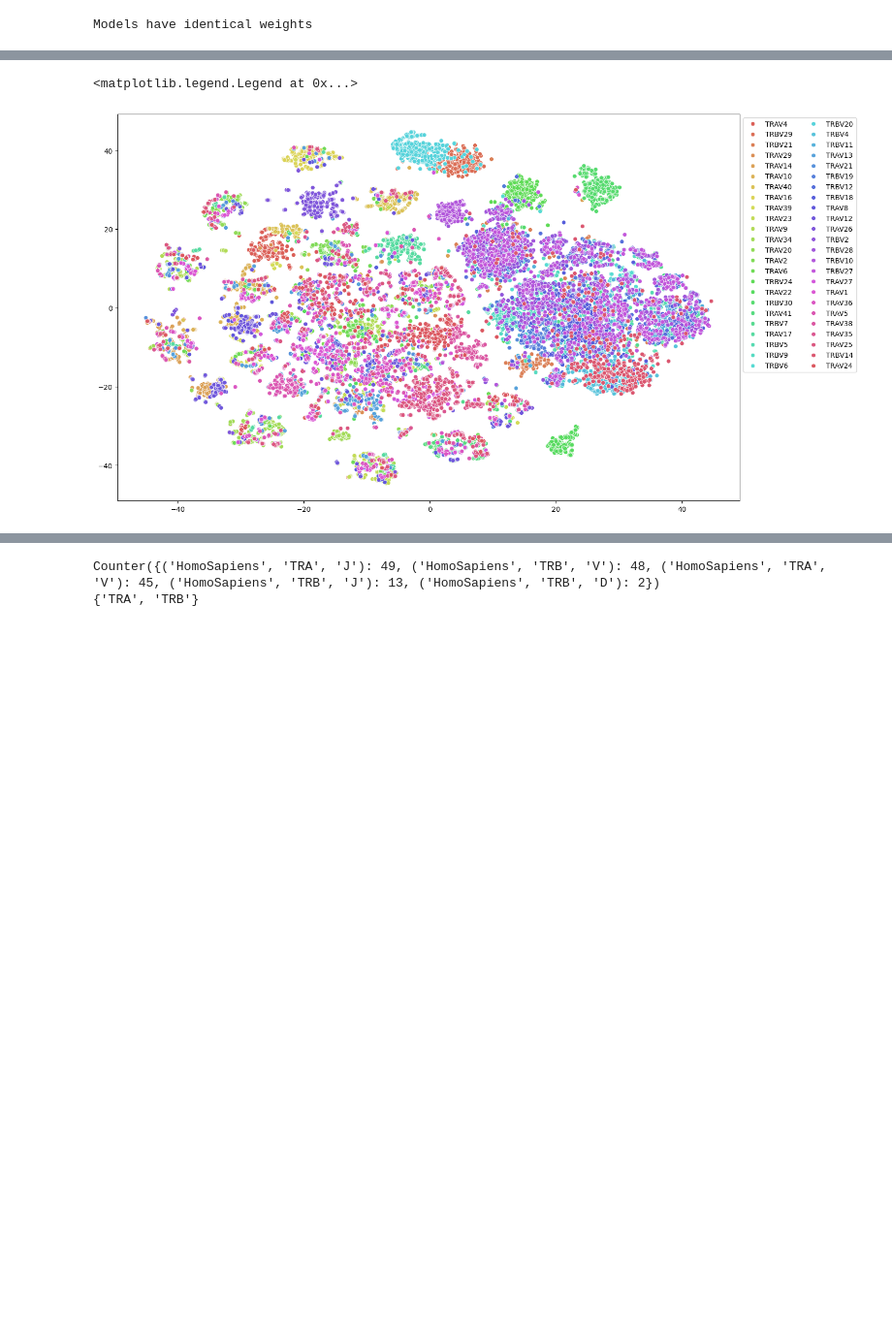
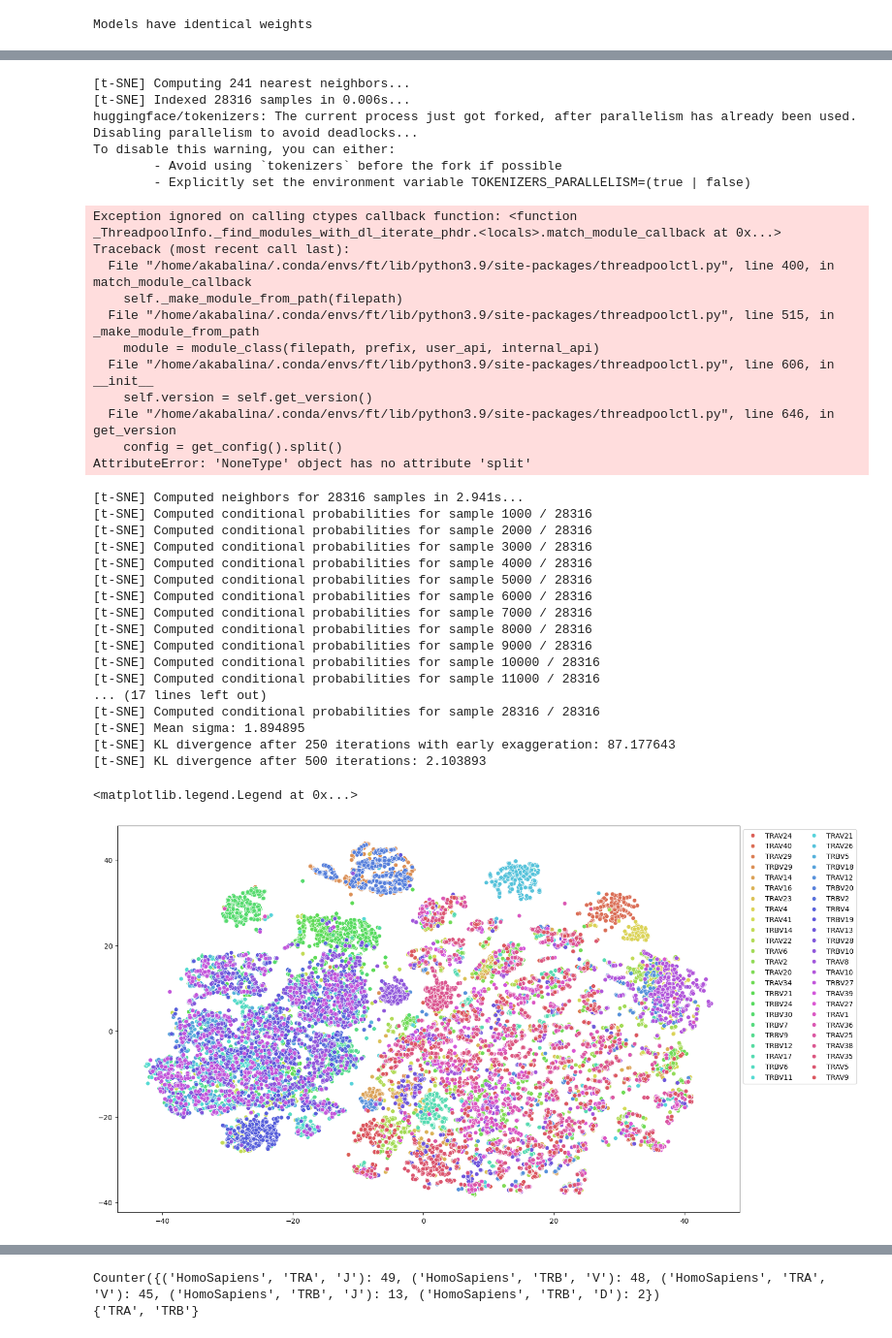
Before and after one commit to ailiskab-hub/nlp_tcr_predictor, a Jupyter notebook: V_J_genes.ipynb, the cells around one changed output, grey strips where cells are left out. Shown at 97% size. Cells and saved outputs as stored; diff of their text form; code cells hidden in the pictures; blank space fills up the shorter version.

```diff
--- a/V_J_genes.ipynb
+++ b/V_J_genes.ipynb
@@ -303,9 +306,9 @@ v_genes.v.nunique()
 # %%
-# v_resampled = balance_minority(v_genes, 'v', max_count=600)
-# v_resampled_ = balance_majority(v_resampled, 'v', max_count=600)#.shape
-#v_resampled_.to_csv('v_genes_resampled.csv', index=False)
+v_resampled = balance_minority(v_genes, 'v', max_count=600)
+v_resampled_ = balance_majority(v_resampled, 'v', max_count=600)#.shape
+v_resampled_.to_csv('v_genes_resampled_right.csv', index=False)
 
 
-v_resampled = pd.read_csv('v_genes_resampled.csv')
+v_resampled = pd.read_csv('v_genes_resampled_right.csv')
 v_resampled
 # %% [output]
@@ -665,6 +481,6 @@ my_model_.draw_stats_plot()
 # %%
-#save_model(my_model_,"./TCR_bert_v_genes_finetuned.pth")
+save_model(my_model_,"./models_ft/TCR_bert_v_genes_finetuned_2.pth")
 
 N_LABELS = v_resampled['v'].nunique()
-my_model_reload = load_model_("./models_ft/TCR_bert_v_genes_finetuned.pth", mod_type='TCR-bert', num_labels=N_LABELS)
+my_model_reload = load_model_("./models_ft/TCR_bert_v_genes_finetuned_2.pth", mod_type='TCR-bert', num_labels=N_LABELS)
 # %% [output]
@@ -717,24 +553,58 @@ for seq in tqdm(v_resampled.index):
 from sklearn.manifold import TSNE
 from sklearn.decomposition import PCA
 # %%
-# pca = PCA(n_components=80)#(hid_sts)
-# pca_embedding = pca.fit_transform(hid_sts_long)
+pca = PCA(n_components=80)#(hid_sts)
+pca_embedding = pca.fit_transform(hid_sts_long)
 
-# tsne = TSNE(n_components=2, n_iter=500, perplexity=80, verbose=1, init=pca_embedding[:, :2], n_jobs=-1)
-# tsne_results = tsne.fit_transform(pca_embedding)
+tsne = TSNE(n_components=2, n_iter=500, perplexity=80, verbose=1, init=pca_embedding[:, :2], n_jobs=-1)
+tsne_results = tsne.fit_transform(pca_embedding)
 plt.figure(figsize=(16,10))
 sns.scatterplot(
     x=tsne_results[:,0], y=tsne_results[:,1],
     hue=l_enc.inverse_transform(lbls),
     palette=sns.color_palette("hls", 48),
     legend="full",
     alpha=1
 )
 # plt.legend(loc='upper left')
 plt.legend(bbox_to_anchor=(1, 1), loc='upper left', ncol = 2)
 # %% [output]
-<matplotlib.legend.Legend at 0x...>
+[t-SNE] Computing 241 nearest neighbors...
+[t-SNE] Indexed 28316 samples in 0.006s...
+huggingface/tokenizers: The current process just got forked, after parallelism has already been used. Disabling parallelism to avoid deadlocks...
+To disable this warning, you can either:
+        - Avoid using `tokenizers` before the fork if possible
+        - Explicitly set the environment variable TOKENIZERS_PARALLELISM=(true | false)
+Exception ignored on calling ctypes callback function: <function _ThreadpoolInfo._find_modules_with_dl_iterate_phdr.<locals>.match_module_callback at 0x...>
+Traceback (most recent call last):
+  File "/home/akabalina/.conda/envs/ft/lib/python3.9/site-packages/threadpoolctl.py", line 400, in match_module_callback
+    self._make_module_from_path(filepath)
+  File "/home/akabalina/.conda/envs/ft/lib/python3.9/site-packages/threadpoolctl.py", line 515, in _make_module_from_path
+    module = module_class(filepath, prefix, user_api, internal_api)
+  File "/home/akabalina/.conda/envs/ft/lib/python3.9/site-packages/threadpoolctl.py", line 606, in __init__
+    self.version = self.get_version()
+  File "/home/akabalina/.conda/envs/ft/lib/python3.9/site-packages/threadpoolctl.py", line 646, in get_version
+    config = get_config().split()
+AttributeError: 'NoneType' object has no attribute 'split'
+[t-SNE] Computed neighbors for 28316 samples in 2.941s...
+[t-SNE] Computed conditional probabilities for sample 1000 / 28316
+[t-SNE] Computed conditional probabilities for sample 2000 / 28316
+[t-SNE] Computed conditional probabilities for sample 3000 / 28316
+[t-SNE] Computed conditional probabilities for sample 4000 / 28316
+[t-SNE] Computed conditional probabilities for sample 5000 / 28316
+[t-SNE] Computed conditional probabilities for sample 6000 / 28316
+[t-SNE] Computed conditional probabilities for sample 7000 / 28316
+[t-SNE] Computed conditional probabilities for sample 8000 / 28316
+[t-SNE] Computed conditional probabilities for sample 9000 / 28316
+[t-SNE] Computed conditional probabilities for sample 10000 / 28316
+[t-SNE] Computed conditional probabilities for sample 11000 / 28316
+... (17 lines left out)
+[t-SNE] Computed conditional probabilities for sample 28316 / 28316
+[t-SNE] Mean sigma: 1.894895
+[t-SNE] KL divergence after 250 iterations with early exaggeration: 87.177643
+[t-SNE] KL divergence after 500 iterations: 2.103893
+<matplotlib.legend.Legend at 0x...>
-[figure, old version]
+[figure, new version]
 # %%
 my_model_reload.to(device)
 v_pred_labels = my_model_reload.predict(v_test_dataset['cdr3aa'])
```
Also changed, not shown: parts of 46 cells of this notebook.
